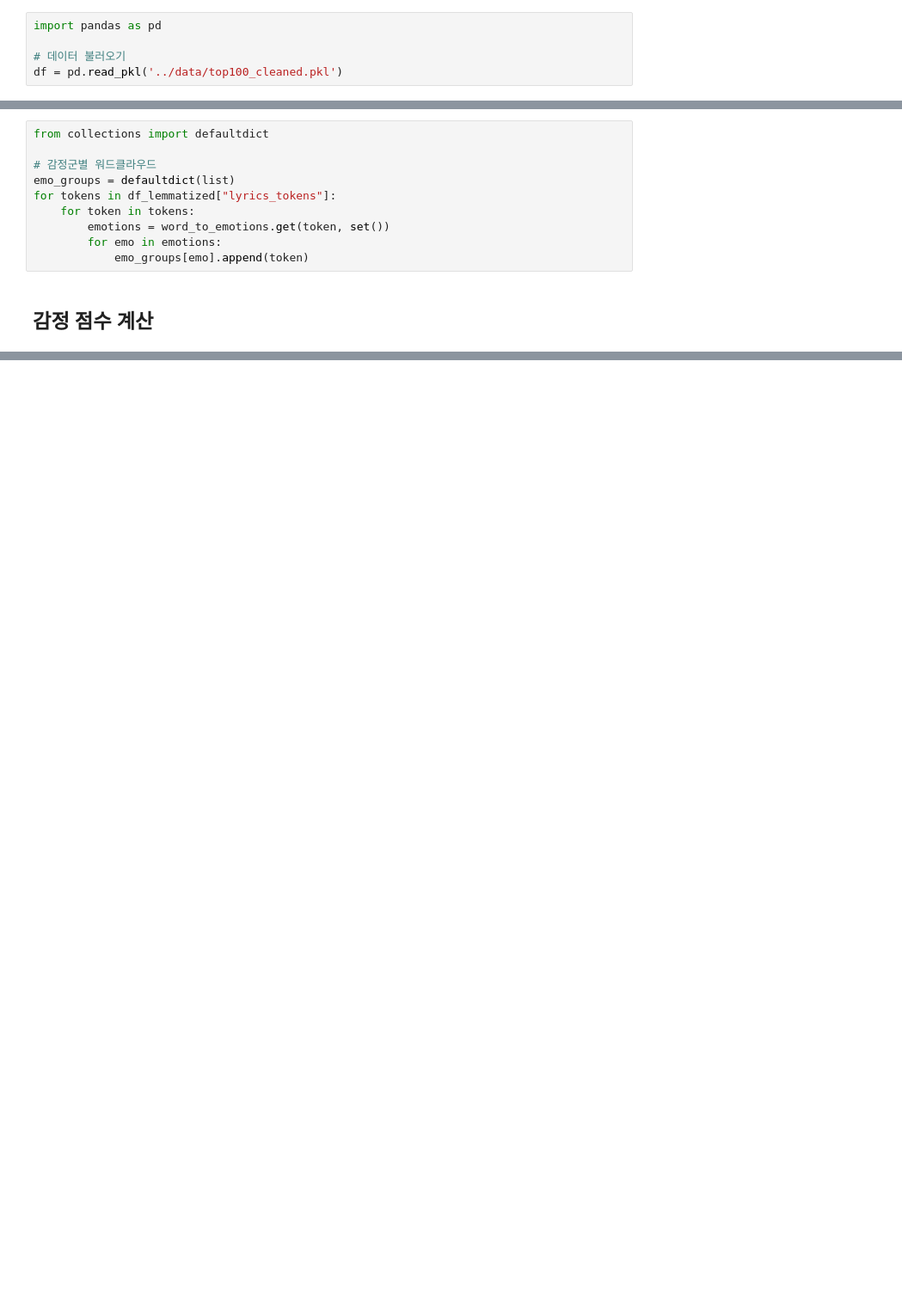
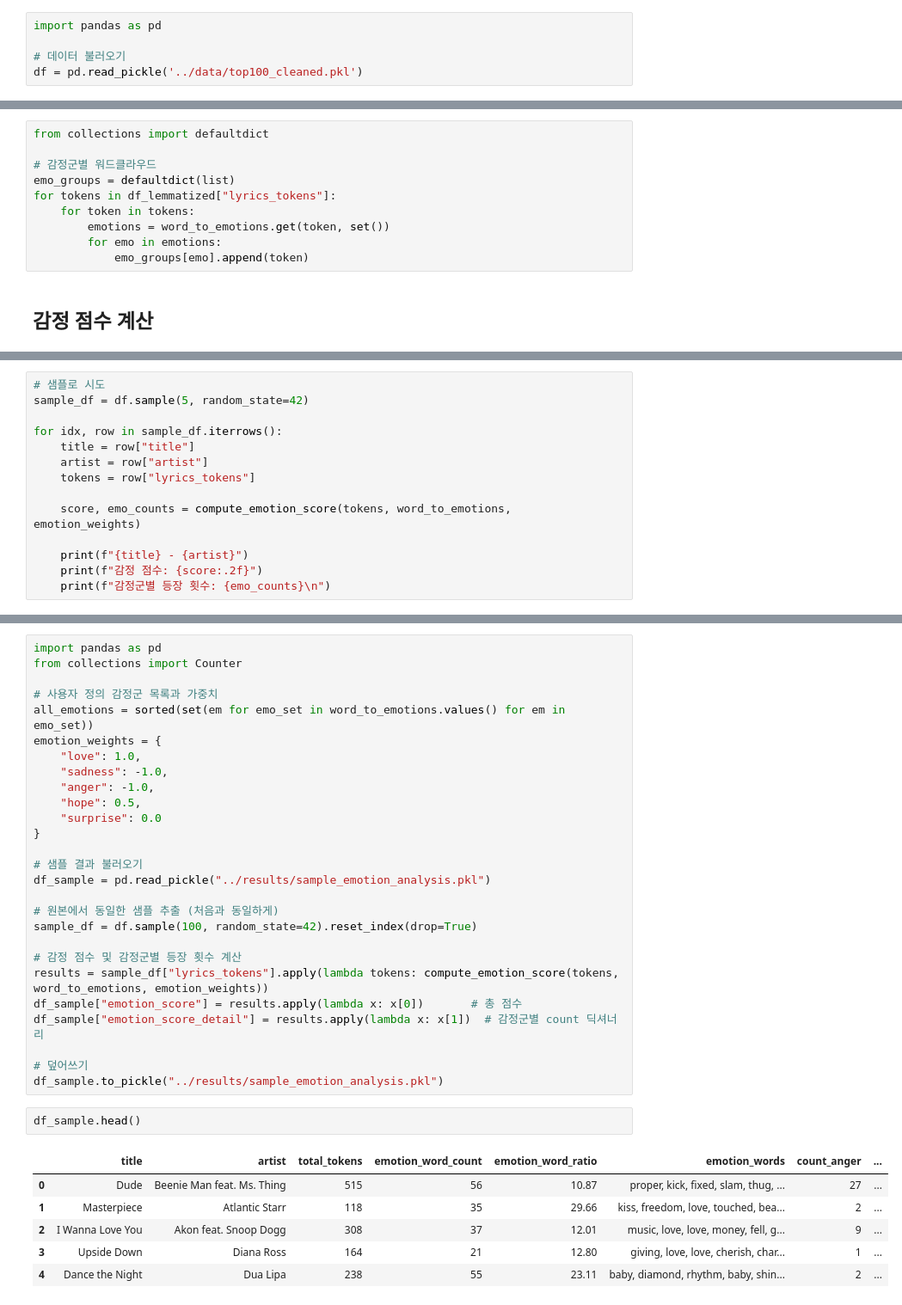
Before and after one commit to sangchun1/Song_Lyrics_Sentiment_Analysis, a Jupyter notebook: analysis/emotion_lexicon_analysis.ipynb, the cells around one changed output, grey strips where cells are left out. Shown at 86% size. Drawn from its saved outputs; the diff is of its cells as text; blank space fills up the shorter version.

Commit message:
apply to original data

```diff
--- a/analysis/emotion_lexicon_analysis.ipynb
+++ b/analysis/emotion_lexicon_analysis.ipynb
@@ -110,7 +132,7 @@ def get_emotion_word_counts(tokens, word_to_emotions):
 import pandas as pd
 
 # 데이터 불러오기
-df = pd.read_pkl('../data/top100_cleaned.pkl')
+df = pd.read_pickle('../data/top100_cleaned.pkl')
 # %%
 # import ast
 
@@ -252,0 +304,14 @@ print(emotion_scores)
+# %%
+# 샘플로 시도
+sample_df = df.sample(5, random_state=42)
+
+for idx, row in sample_df.iterrows():
+    title = row["title"]
+    artist = row["artist"]
+    tokens = row["lyrics_tokens"]
+
+    score, emo_counts = compute_emotion_score(tokens, word_to_emotions, emotion_weights)
+
+    print(f"{title} - {artist}")
+    print(f"감정 점수: {score:.2f}")
+    print(f"감정군별 등장 횟수: {emo_counts}\n")
@@ -252,0 +340,36 @@ print(emotion_scores)
+# %%
+import pandas as pd
+from collections import Counter
+
+# 사용자 정의 감정군 목록과 가중치
+all_emotions = sorted(set(em for emo_set in word_to_emotions.values() for em in emo_set))
+emotion_weights = {
+    "love": 1.0,
+    "sadness": -1.0,
+    "anger": -1.0,
+    "hope": 0.5,
+    "surprise": 0.0
+}
+
+# 샘플 결과 불러오기
+df_sample = pd.read_pickle("../results/sample_emotion_analysis.pkl")
+
+# 원본에서 동일한 샘플 추출 (처음과 동일하게)
+sample_df = df.sample(100, random_state=42).reset_index(drop=True)
+
+# 감정 점수 및 감정군별 등장 횟수 계산
+results = sample_df["lyrics_tokens"].apply(lambda tokens: compute_emotion_score(tokens, word_to_emotions, emotion_weights))
+df_sample["emotion_score"] = results.apply(lambda x: x[0])       # 총 점수
+df_sample["emotion_score_detail"] = results.apply(lambda x: x[1])  # 감정군별 count 딕셔너리
+
+# 덮어쓰기
+df_sample.to_pickle("../results/sample_emotion_analysis.pkl")
+# %%
+df_sample.head()
+# %% [output]
+|  | title | artist | total_tokens | emotion_word_count | emotion_word_ratio | emotion_words | count_anger | ... |
+| 0 | Dude | Beenie Man feat. Ms. Thing | 515 | 56 | 10.87 | proper, kick, fixed, slam, thug, ... | 27 | ... |
+| 1 | Masterpiece | Atlantic Starr | 118 | 35 | 29.66 | kiss, freedom, love, touched, bea... | 2 | ... |
+| 2 | I Wanna Love You | Akon feat. Snoop Dogg | 308 | 37 | 12.01 | music, love, love, money, fell, g... | 9 | ... |
+| 3 | Upside Down | Diana Ross | 164 | 21 | 12.80 | giving, love, love, cherish, char... | 1 | ... |
+| 4 | Dance the Night | Dua Lipa | 238 | 55 | 23.11 | baby, diamond, rhythm, baby, shin... | 2 | ... |
```
Also changed, not shown: parts of 20 cells of this notebook.
